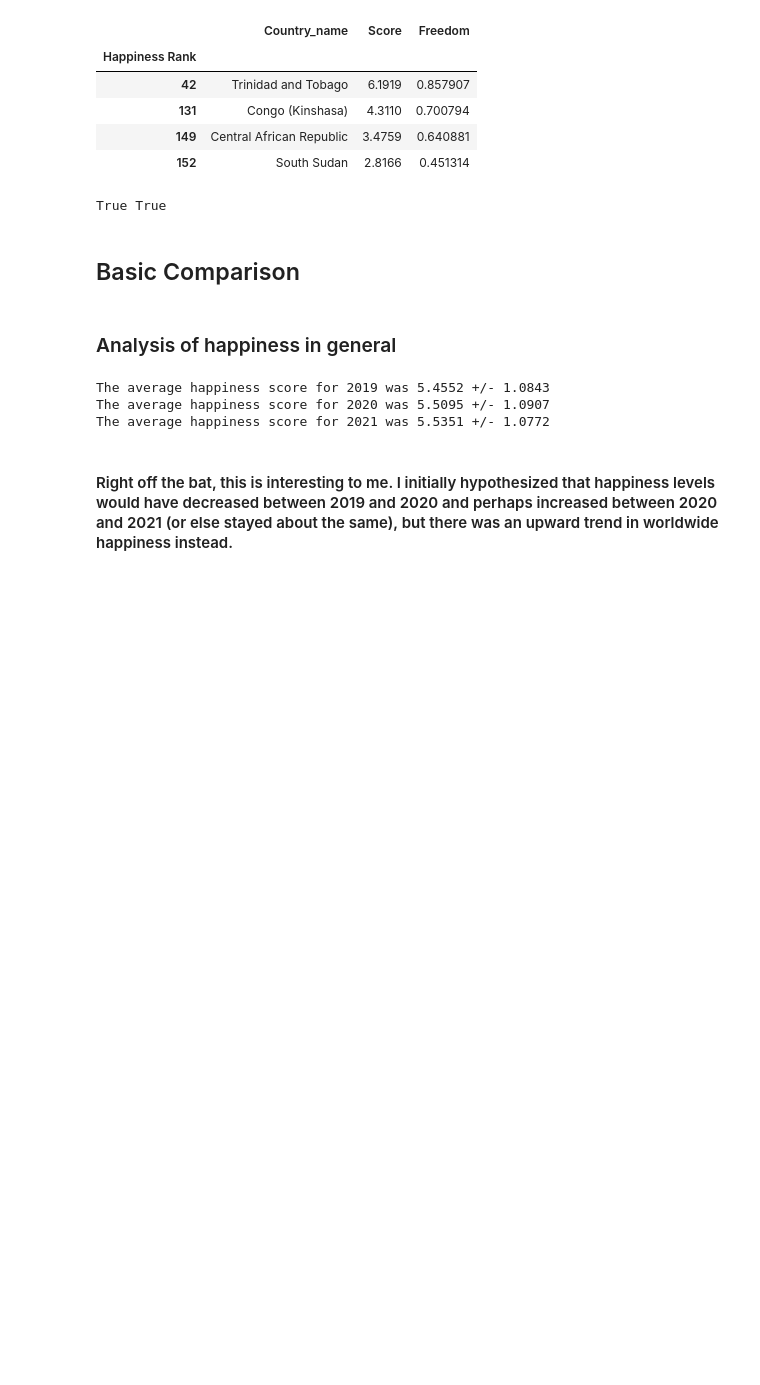
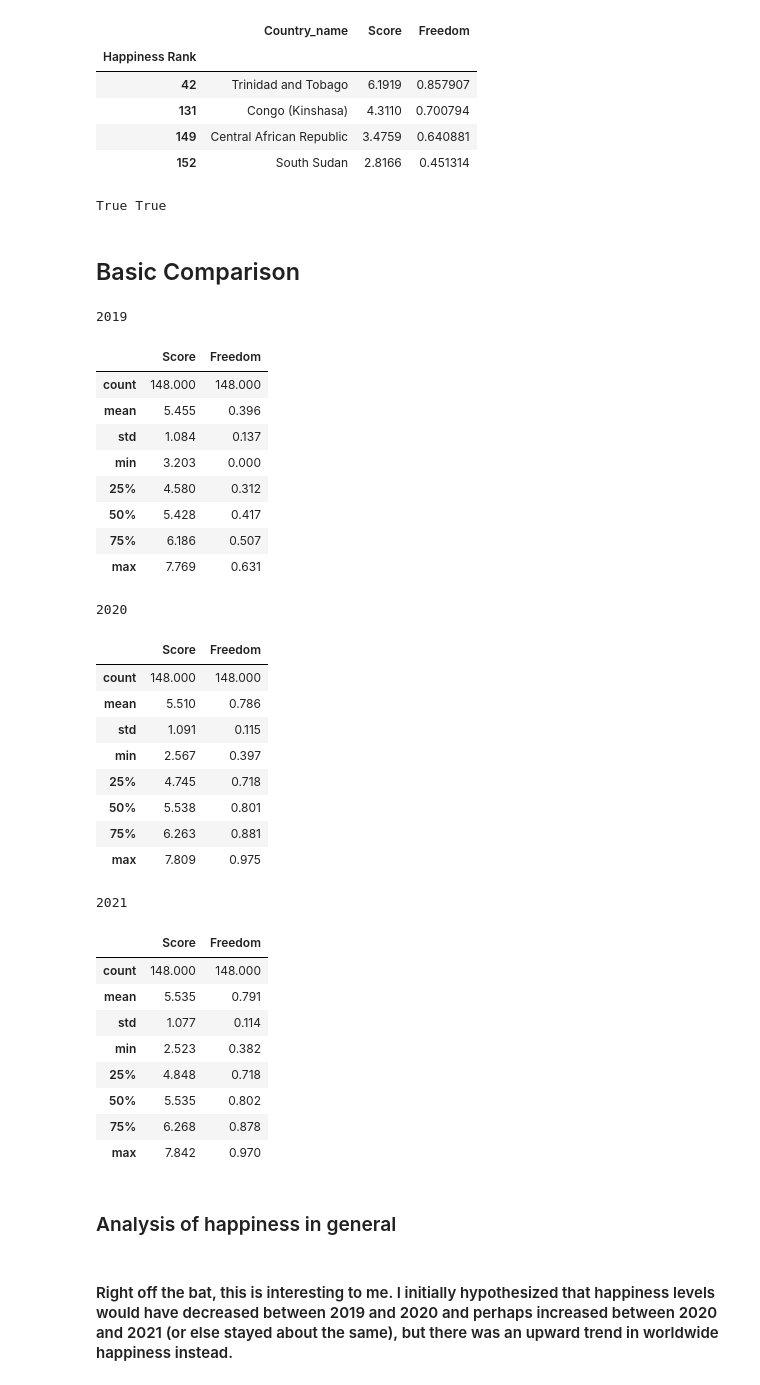
Before and after one commit to torrancefredell/Forge-Launch-Project, a Jupyter notebook: Forge Launch Project.ipynb, the cells around one changed output. Cells and saved outputs as stored; diff of their text form; code cells hidden in the pictures; blank space fills up the shorter version.

```diff
--- a/Forge Launch Project.ipynb
+++ b/Forge Launch Project.ipynb
@@ -303,2 +306,47 @@ True True
+# %%
+def display_side_by_side(*args,titles=cycle([''])):
+    html_str=''
+    for df,title in zip(args, chain(titles,cycle(['</br>'])) ):
+        html_str+='<th style="text-align:center"><td style="vertical-align:top">'
+        html_str+=f'<h2 style="text-align: center;">{title}</h2>'
+        html_str+=df.to_html().replace('table','table style="display:inline"')
+        html_str+='</td></th>'
+    display_html(html_str,raw=True)
+# %%
+d19 = df19.describe().round(3)
+d20 = df20.describe().round(3)
+d21 = df21.describe().round(3)
+display_side_by_side(d19, d20, d21, titles=['2019','2020', '2021'])
+# %% [output]
+2019
+|  | Score | Freedom |
+| count | 148.000 | 148.000 |
+| mean | 5.455 | 0.396 |
+| std | 1.084 | 0.137 |
+| min | 3.203 | 0.000 |
+| 25% | 4.580 | 0.312 |
+| 50% | 5.428 | 0.417 |
+| 75% | 6.186 | 0.507 |
+| max | 7.769 | 0.631 |
+2020
+|  | Score | Freedom |
+| count | 148.000 | 148.000 |
+| mean | 5.510 | 0.786 |
+| std | 1.091 | 0.115 |
+| min | 2.567 | 0.397 |
+| 25% | 4.745 | 0.718 |
+| 50% | 5.538 | 0.801 |
+| 75% | 6.263 | 0.881 |
+| max | 7.809 | 0.975 |
+2021
+|  | Score | Freedom |
+| count | 148.000 | 148.000 |
+| mean | 5.535 | 0.791 |
+| std | 1.077 | 0.114 |
+| min | 2.523 | 0.382 |
+| 25% | 4.848 | 0.718 |
+| 50% | 5.535 | 0.802 |
+| 75% | 6.268 | 0.878 |
+| max | 7.842 | 0.970 |
 # %% [markdown]
 ### Analysis of happiness in general
@@ -312,10 +353,2 @@ std21 = round(newdf21.loc[:, 'Score'].std(), 4)
-# %%
-print("The average happiness score for 2019 was", mean19, "+/-", std19)
-print("The average happiness score for 2020 was", mean20, "+/-", std20)
-print("The average happiness score for 2021 was", mean21, "+/-", std21)
-# %% [output]
-The average happiness score for 2019 was 5.4552 +/- 1.0843
-The average happiness score for 2020 was 5.5095 +/- 1.0907
-The average happiness score for 2021 was 5.5351 +/- 1.0772
 # %% [markdown]
 #### Right off the bat, this is interesting to me. I initially hypothesized that happiness levels would have decreased between 2019 and 2020 and perhaps increased between 2020 and 2021 (or else stayed about the same), but there was an upward trend in worldwide happiness instead.
```
Also changed, not shown: parts of 7 cells of this notebook.
